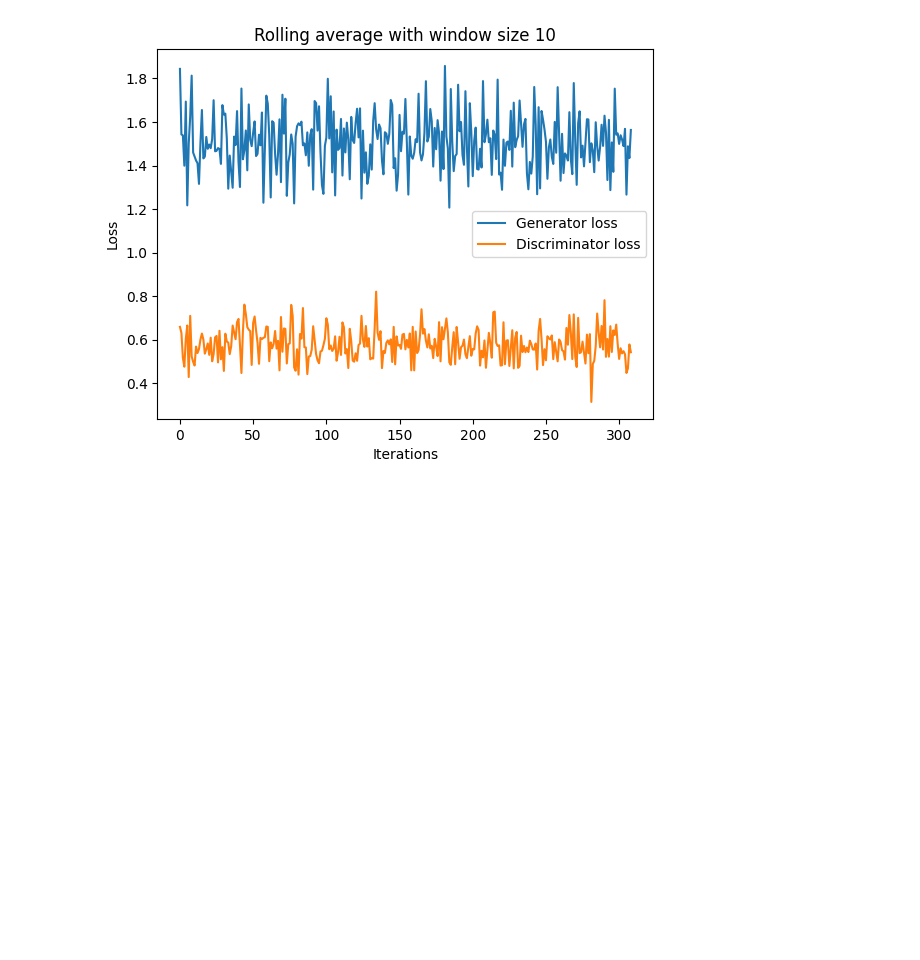
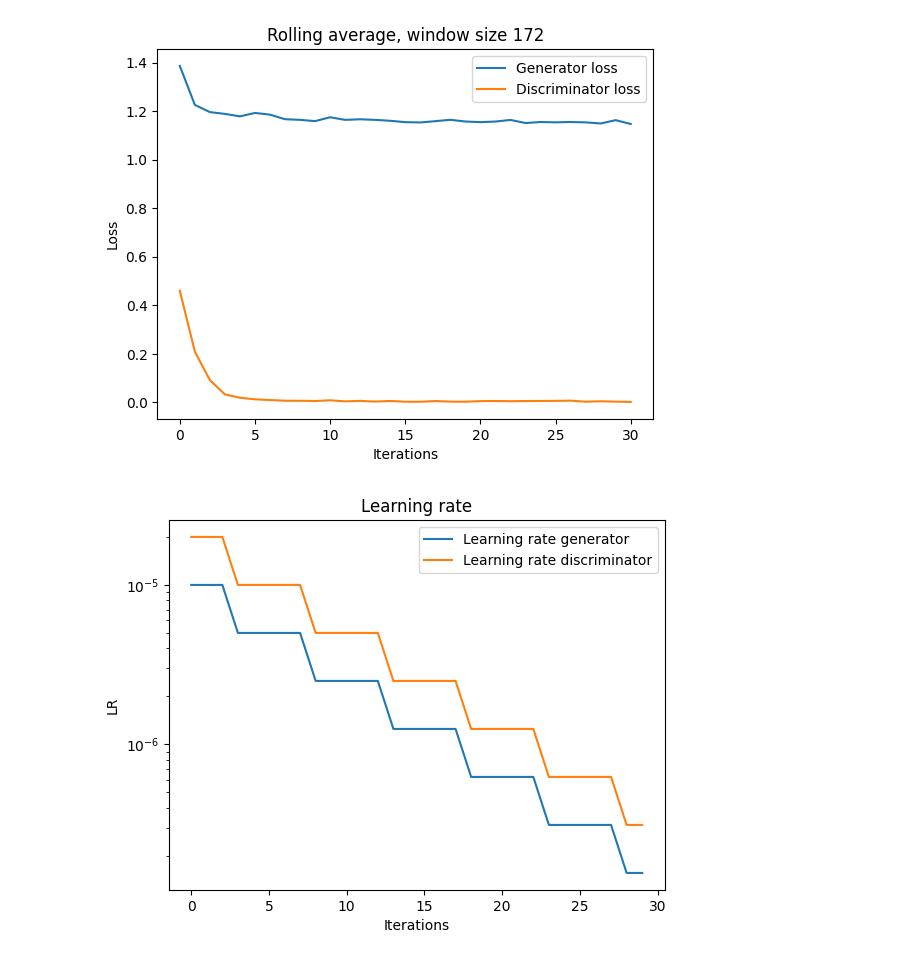
Before and after one commit to bumbac/MVI, a Jupyter notebook: graphs.ipynb, the cells around one changed output. Saved outputs shown, nothing was run; the diff lists cells and outputs as text; code cells hidden in the pictures; blank space fills up the shorter version.

```diff
--- a/graphs.ipynb
+++ b/graphs.ipynb
@@ -15,14 +15,15 @@ def rolling_mean(data, offset):
         offset_ctr += 1
     return data_rm
 # %%
-def create_graph(src_file, out_file, offset=10):
+def create_graph(src_file, out_file, offset=172):
+    src_file = "./losses/" + src_file
     a = 0
     with open(src_file, "rb") as f:
         a = pickle.load(f)
     gen_loss = rolling_mean(a[0], offset)
     disc_loss = rolling_mean(a[1], offset)
-    lr_gen = rolling_mean(a[2], offset)
-    lr_disc = rolling_mean(a[3], offset)
+    lr_gen = rolling_mean(a[2], 1)
+    lr_disc = rolling_mean(a[3], 1)
     plt.plot(gen_loss, label="Generator loss")
     plt.plot(disc_loss, label="Discriminator loss")
     plt.xlabel("Iterations")
@@ -33,13 +34,16 @@ def create_graph(src_file, out_file, offset=10):
     plt.show()
 
     plt.xlabel("Iterations")
-    plt.ylabel("Loss")
-    plt.title("Rolling average, window size "+str(offset))
-    plt.plot(lr_gen, label="Learning rate generator")
-    plt.plot(lr_disc, label="Learning rate discriminator")
+    plt.ylabel("LR")
+    plt.title("Learning rate")
+    plt.plot(lr_gen[1:], label="Learning rate generator")
+    plt.plot(lr_disc[1:], label="Learning rate discriminator")
+    plt.legend()
+    plt.yscale("log")
     plt.savefig("LR"+out_file+".png")
     plt.show()
 # %%
-# create_graph("losses/finetuned", "losses/finetuned1e-8")
+create_graph("scratch5delay1e5", "scratch5delay1e5")
 # %% [output]
-[figure, old version]
+[figure, new version]
+[figure, added]
```
Also changed, not shown: parts of 1 cell of this notebook, 4 other files.
